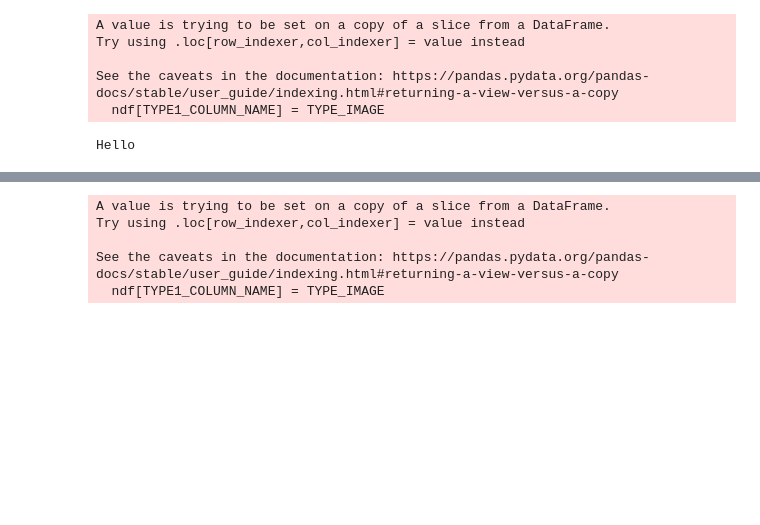
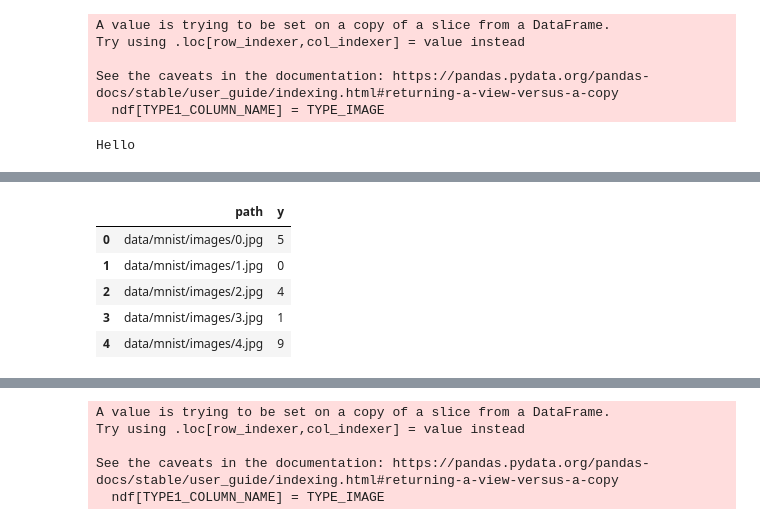
Before and after one commit to Dmitrii975/Multimodal-Experiment, a Jupyter notebook: temp.ipynb, the cells around one changed output, grey strips where cells are left out. Saved outputs shown, nothing was run; the diff lists cells and outputs as text; code cells hidden in the pictures; blank space fills up the shorter version.

```diff
--- a/temp.ipynb
+++ b/temp.ipynb
@@ -304,0 +334,26 @@ Hello
+# %%
+pths = []
+ys = []
+# %%
+for i, d in df.iterrows():
+    img = bytes_to_image(d['image']['bytes'])
+    y = d['label']
+    p = f'data/mnist/images/{i}.jpg'
+    img.save(p)
+    pths.append(p)
+    ys.append(y)
+# %%
+t = {
+    'path': pths,
+    'y': ys
+}
+# %%
+df = pd.DataFrame.from_dict(t)
+df.head()
+# %% [output]
+|  | path | y |
+| 0 | data/mnist/images/0.jpg | 5 |
+| 1 | data/mnist/images/1.jpg | 0 |
+| 2 | data/mnist/images/2.jpg | 4 |
+| 3 | data/mnist/images/3.jpg | 1 |
+| 4 | data/mnist/images/4.jpg | 9 |
```
Also changed, not shown: parts of 10 cells of this notebook, 4 other files.
